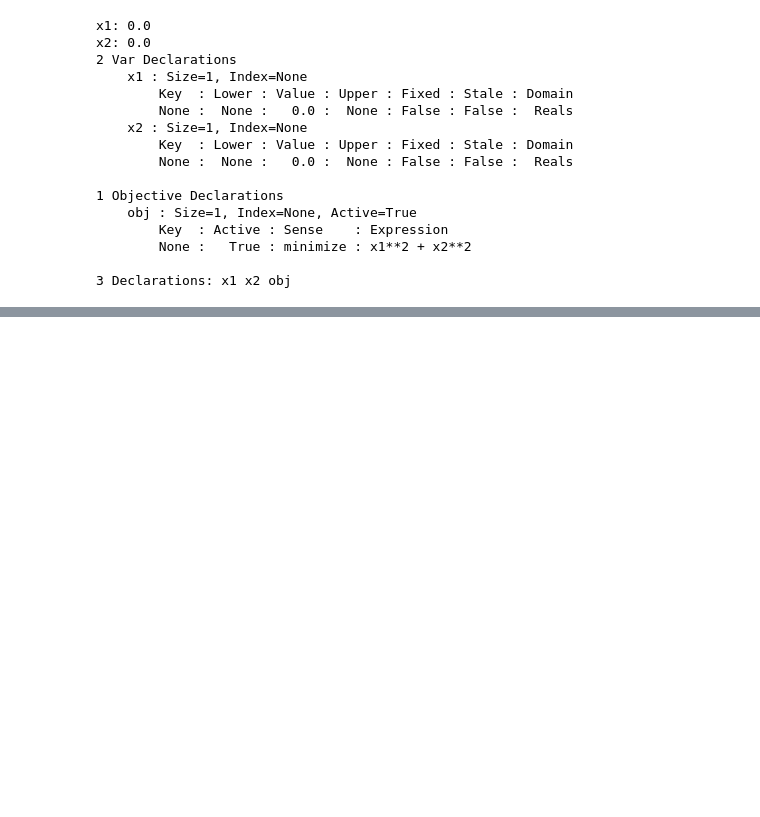
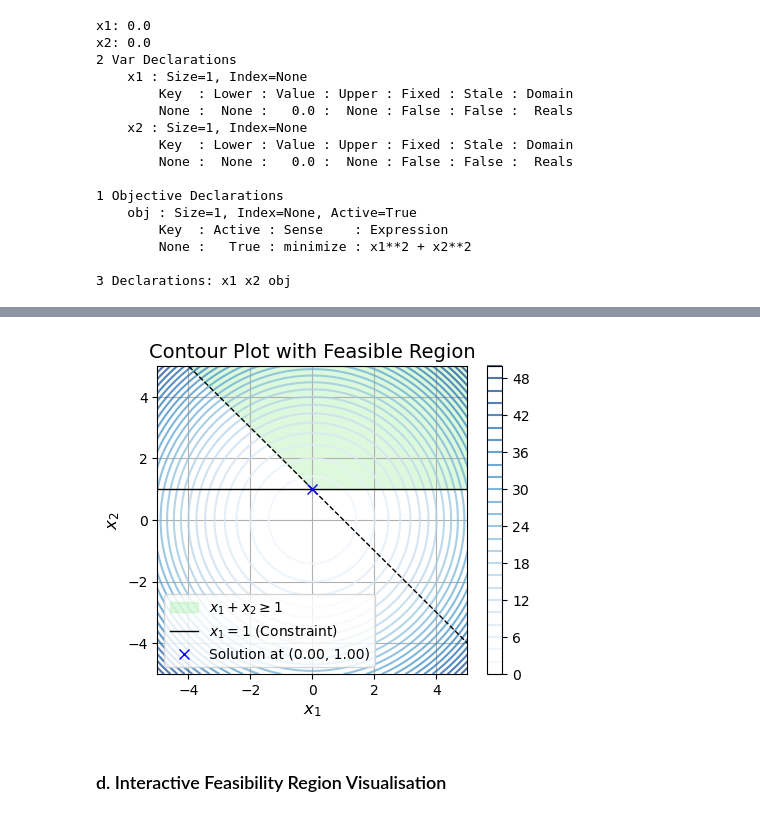
Before and after one commit to EmPajak21/ProAIM_SC_Opt_Workshop, a Jupyter notebook: Workshop_1.ipynb, the cells around one changed output, grey strips where cells are left out. Cells and saved outputs as stored; diff of their text form; code cells hidden in the pictures; blank space fills up the shorter version.

```diff
--- a/Workshop_1.ipynb
+++ b/Workshop_1.ipynb
@@ -197,44 +291,66 @@ model.pprint()
 # %%
+### RUN ME!
 x1_vals = np.linspace(-5, 5, 400)
 x2_vals = np.linspace(-5, 5, 400)
 X1, X2 = np.meshgrid(x1_vals, x2_vals)
 
 # Define the objective function x1^2 + x2^2
 Z = X1**2 + X2**2
 
 # Create a contour plot
 plt.figure(figsize=(5, 4))
-contour = plt.contour(X1, X2, Z, levels=30, cmap='Blues', alpha=0.7)
+contour = plt.contour(X1, X2, Z, levels=30, cmap="Blues", alpha=0.7)
 plt.colorbar(contour)
 
 # Define the boundaries
 x2_boundary1 = 1 - x1_vals  # x1 + x2 = 1 -> x2 = 1 - x1
 x2_boundary2 = 5 * np.ones_like(x1_vals)  # x2 = 2
 x2_equal_x1 = x1_vals  # x1 = x2
 
 # Fill the area between the lines for x1 + x2 >= 1 and x2 = 2
-plt.fill_between(x1_vals, np.maximum(x2_boundary1, 1), x2_boundary2,
-                  where=(x2_boundary1 <= x2_boundary2),
-                  color='lightgreen', alpha=0.3,
-                  label='$x_1 + x_2 \\geq 1$ and $x_2 = 2$')
+plt.fill_between(
+    x1_vals,##############ldfk[dkffdfkmf]
+    np.maximum(x2_boundary1, 1),
+    x2_boundary2,
+    where=(x2_boundary1 <= x2_boundary2),
+    color="lightgreen",
+    alpha=0.3,
+    label="$x_1 + x_2 \\geq 1$",
+)
 
 
 # Add a vertical line at the constraint x1 = -2
-plt.axhline(1, color='black', linewidth=1, label='$x_1 = 1$ (Constraint)')
-plt.plot(x1_vals, (1-x1_vals), color='black', linestyle='--', linewidth=1,)
+plt.axhline(1, color="black", linewidth=1, label="$x_1 = 1$ (Constraint)")
+plt.plot(
+    x1_vals,
+    (1 - x1_vals),
+    color="black",
+    linestyle="--",
+    linewidth=1,
+)
 
 # Highlight Solution
-plt.plot(model.x1(), model.x2(), 'bx', markersize=7, label=f'Solution at ({model.x1():.2f}, {model.x2():.2f})')
+plt.plot(
+    model.x1(),
+    model.x2(),
+    "bx",
+    markersize=7,
+    label=f"Solution at ({model.x1():.2f}, {model.x2():.2f})",
+)
 
 # Labels & Titles
-plt.xlabel('$x_1$', fontsize=12)
-plt.ylabel('$x_2$', fontsize=12)
-plt.title(f'Contour Plot with Feasible Region', fontsize=14)
+plt.xlabel("$x_1$", fontsize=12)
+plt.ylabel("$x_2$", fontsize=12)
+plt.title(f"Contour Plot with Feasible Region", fontsize=14)
 
 # Set plot limits
 plt.xlim(-5, 5)
 plt.ylim(-5, 5)
 
 plt.legend()
 plt.grid(True)
 plt.show()
+# %% [output]
+[figure, added]
+# %% [markdown]
+### d. Interactive Feasibility Region Visualisation
```
Also changed, not shown: parts of 20 cells of this notebook, 1 other file.
